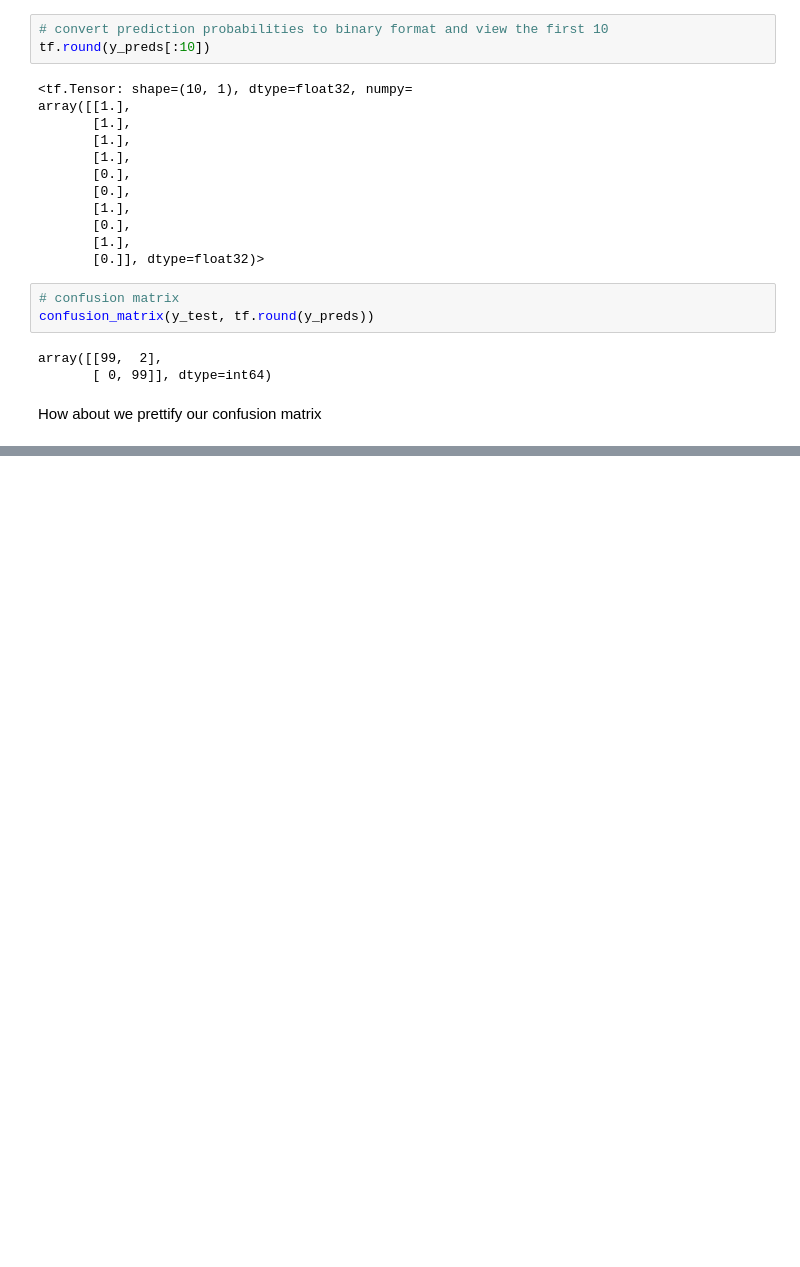
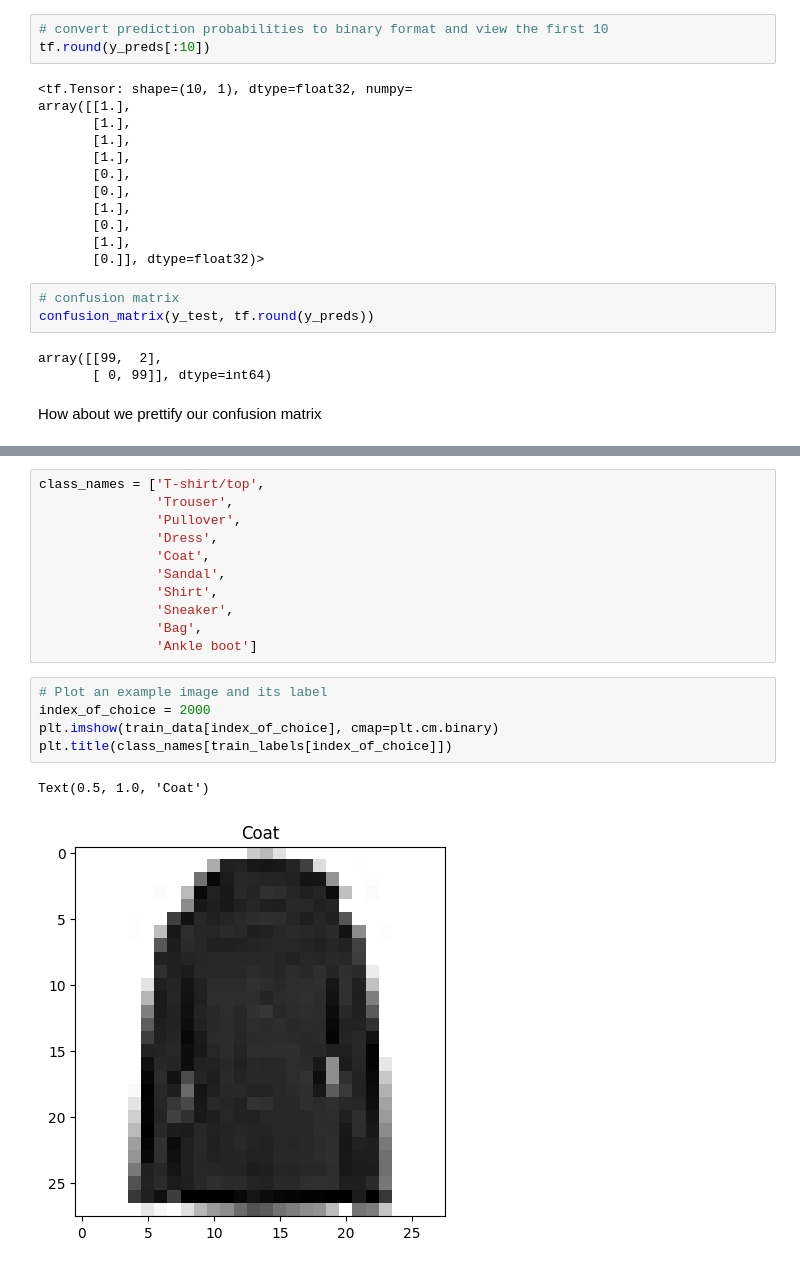
Before and after one commit to RobertoRosa7/curso-tensorflow, a Jupyter notebook: tensorflow_zero_to_master/neural_network_classification.ipynb, the cells around one changed output, grey strips where cells are left out. Drawn from its saved outputs; the diff is of its cells as text; blank space fills up the shorter version.

```diff
--- a/tensorflow_zero_to_master/neural_network_classification.ipynb
+++ b/tensorflow_zero_to_master/neural_network_classification.ipynb
@@ -959,0 +995,19 @@ for i, j in itertools.product(range(cm.shape[0]), range(cm.shape[1])):
+# %%
+class_names = ['T-shirt/top',
+               'Trouser',
+               'Pullover',
+               'Dress',
+               'Coat',
+               'Sandal',
+               'Shirt',
+               'Sneaker',
+               'Bag',
+               'Ankle boot']
+# %%
+# Plot an example image and its label
+index_of_choice = 2000
+plt.imshow(train_data[index_of_choice], cmap=plt.cm.binary)
+plt.title(class_names[train_labels[index_of_choice]])
+# %% [output]
+Text(0.5, 1.0, 'Coat')
+[figure, added]
```
Also changed, not shown: parts of 64 cells of this notebook.
